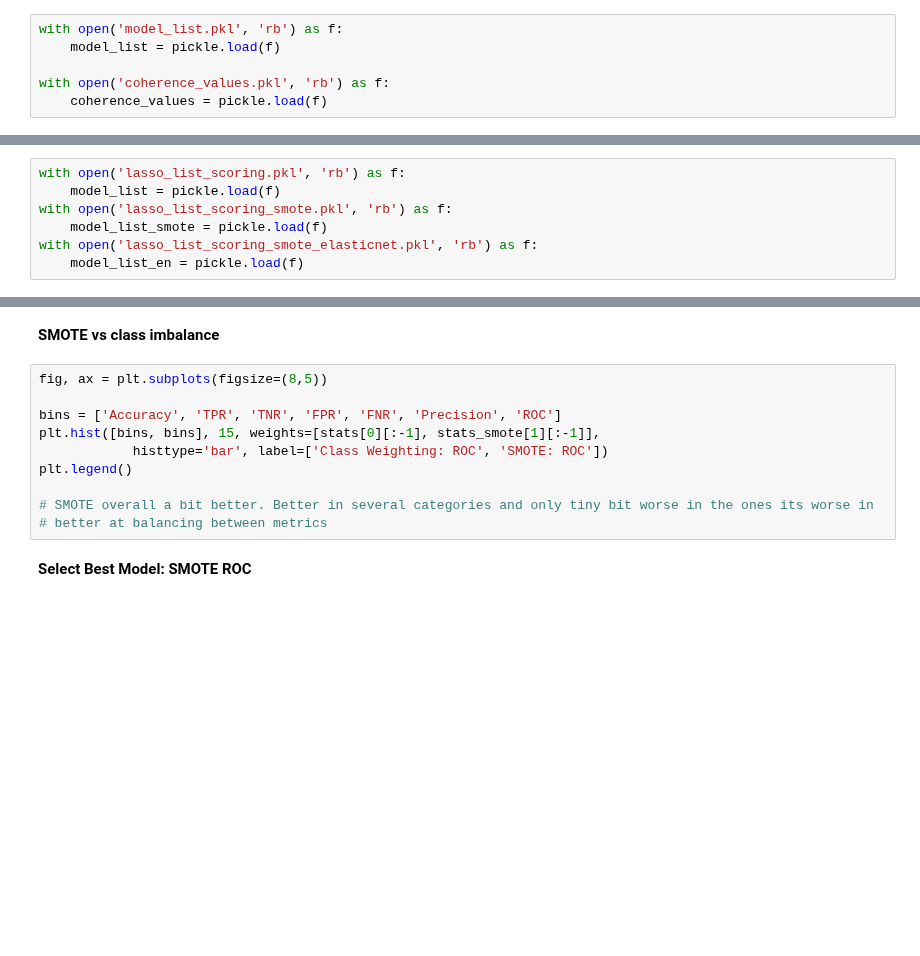
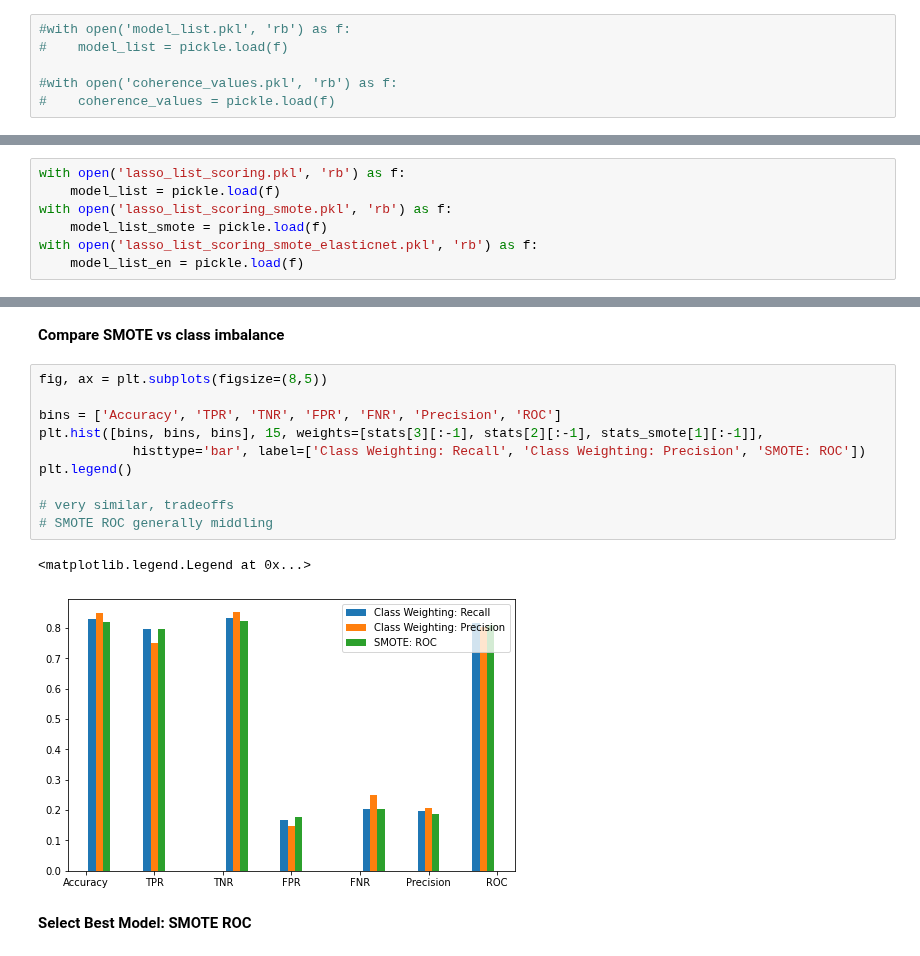
Before and after one commit to anuragkumar/fake-job-posting-prediction, a Jupyter notebook: fake_job_postings.ipynb, the cells around one changed output, grey strips where cells are left out. Cells and saved outputs as stored; diff of their text form; blank space fills up the shorter version.

```diff
--- a/fake_job_postings.ipynb
+++ b/fake_job_postings.ipynb
@@ -456,9 +489,9 @@ with open('model_list.pkl', 'wb') as f:
 with open('coherence_values.pkl', 'wb') as f:
     pickle.dump(coherence_values, f)
 # %%
-with open('model_list.pkl', 'rb') as f:
-    model_list = pickle.load(f)
+#with open('model_list.pkl', 'rb') as f:
+#    model_list = pickle.load(f)
 
-with open('coherence_values.pkl', 'rb') as f:
-    coherence_values = pickle.load(f)
+#with open('coherence_values.pkl', 'rb') as f:
+#    coherence_values = pickle.load(f)
 # %%
@@ -767,15 +921,18 @@ for i in model_list_en:
 # %% [markdown]
-__SMOTE vs class imbalance__
+__Compare SMOTE vs class imbalance__
 # %%
 fig, ax = plt.subplots(figsize=(8,5))
 
 bins = ['Accuracy', 'TPR', 'TNR', 'FPR', 'FNR', 'Precision', 'ROC']
-plt.hist([bins, bins], 15, weights=[stats[0][:-1], stats_smote[1][:-1]],
-            histtype='bar', label=['Class Weighting: ROC', 'SMOTE: ROC'])
+plt.hist([bins, bins, bins], 15, weights=[stats[3][:-1], stats[2][:-1], stats_smote[1][:-1]],
+            histtype='bar', label=['Class Weighting: Recall', 'Class Weighting: Precision', 'SMOTE: ROC'])
 plt.legend()
 
-# SMOTE overall a bit better. Better in several categories and only tiny bit worse in the ones its worse in
-# better at balancing between metrics
+# very similar, tradeoffs
+# SMOTE ROC generally middling
+# %% [output]
+<matplotlib.legend.Legend at 0x...>
+[figure, added]
 # %% [markdown]
 __Select Best Model: SMOTE ROC__
 # %%
```
Also changed, not shown: parts of 100 cells of this notebook, 12 other files.
